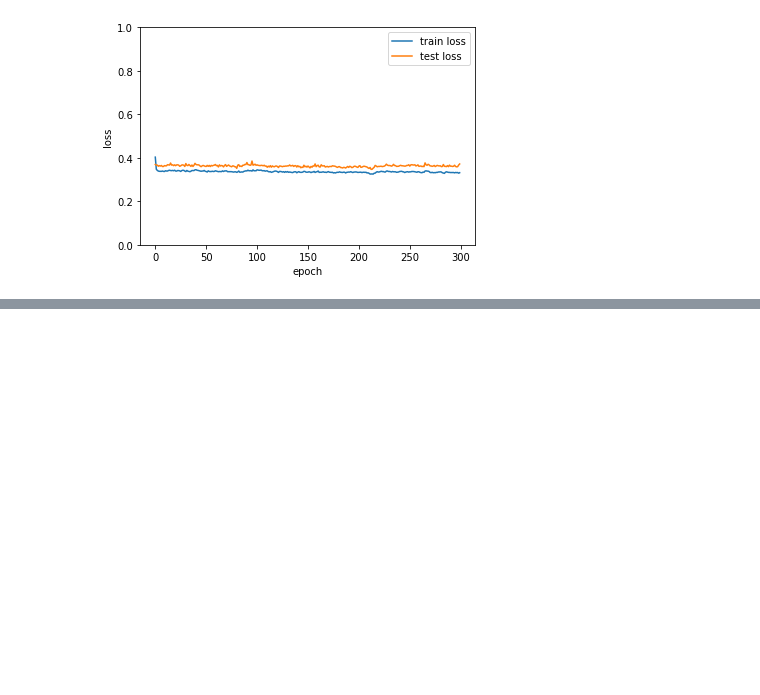
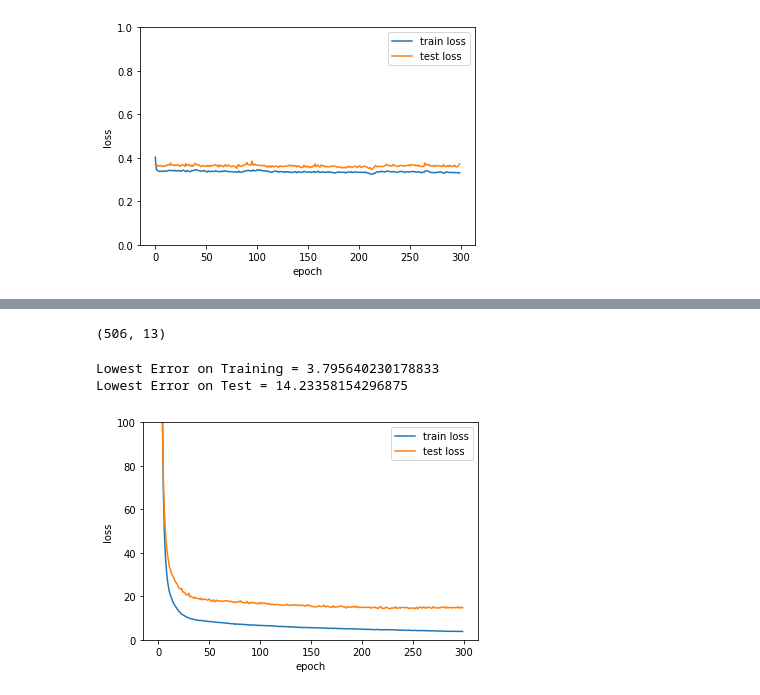
Before and after one commit to thebluesky0205/testRepoLKS, a Jupyter notebook: twelveth.ipynb, the cells around one changed output, grey strips where cells are left out. Drawn from its saved outputs; the diff is of its cells as text; code cells hidden in the pictures; blank space fills up the shorter version.

```diff
--- a/twelveth.ipynb
+++ b/twelveth.ipynb
@@ -231,0 +281,4 @@ Best Accuracy = 0.8769344091415405
+# %%
+from sklearn.datasets import load_boston
+
+boston = load_boston()
@@ -231,0 +335,7 @@ Best Accuracy = 0.8769344091415405
+# %%
+from sklearn.preprocessing import StandardScaler
+
+scaler = StandardScaler()
+
+X_train = scaler.fit_transform(X_train)
+X_test = scaler.transform(X_test)
@@ -231,0 +367,42 @@ Best Accuracy = 0.8769344091415405
+# %%
+print(X.shape)
+# %% [output]
+(506, 13)
+# %%
+model = Sequential()
+
+model.add(Dense(16, input_dim = 13, activation = 'relu'))
+model.add(Dense(8, activation = 'relu'))
+model.add(Dense(1))
+
+model.compile(
+    loss = "mean_squared_error",
+    optimizer = 'rmsprop'
+)
+
+trainRes = model.fit(
+    X_train, y_train,
+    batch_size = 5,
+    epochs = 300,
+    validation_data=(X_test, y_test),
+    verbose = 0
+)
+# %%
+plt.plot(trainRes.history['loss'])
+plt.plot(trainRes.history['val_loss'])
+plt.ylim(0, 100)
+plt.ylabel('loss')
+plt.xlabel('epoch')
+plt.legend(['train loss', 'test loss'], loc='upper right')
+
+print(
+    "Lowest Error on Training =",
+    min(trainRes.history['loss'])
+)
+print("Lowest Error on Test =",
+    min(trainRes.history['val_loss'])
+)
+# %% [output]
+Lowest Error on Training = 3.795640230178833
+Lowest Error on Test = 14.23358154296875
+[figure, added]
```
Also changed, not shown: parts of 21 cells of this notebook.
